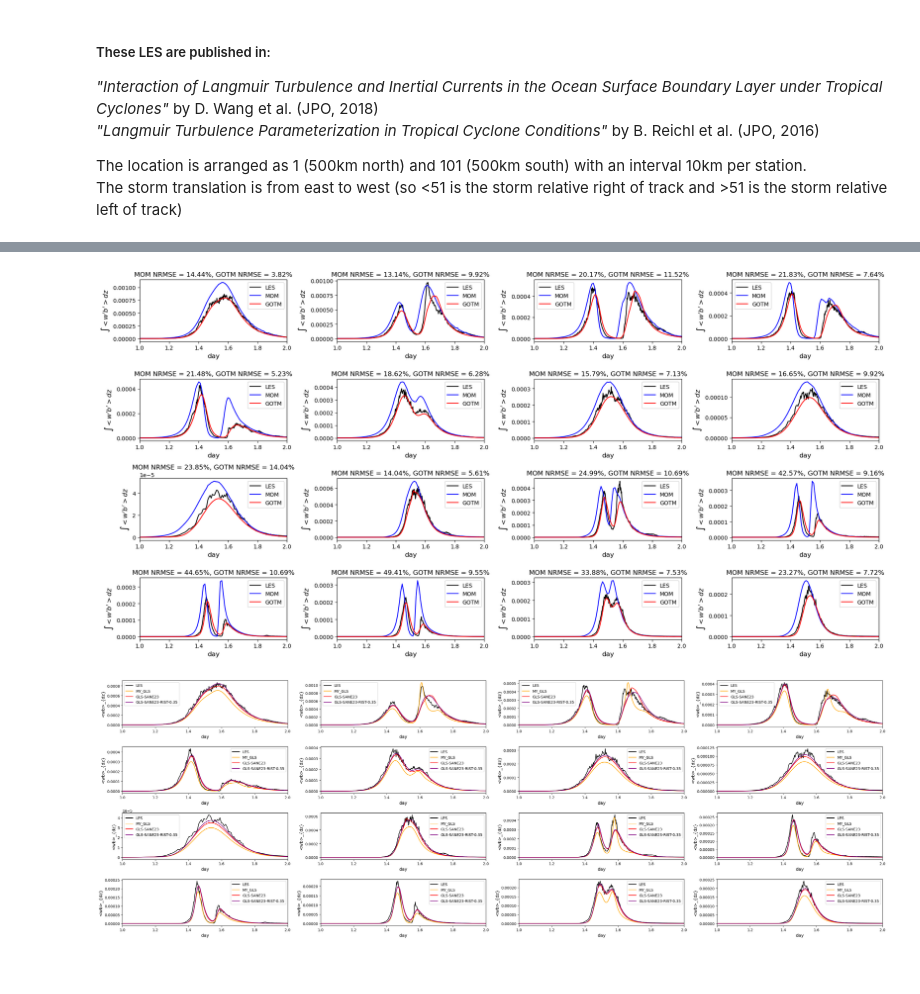
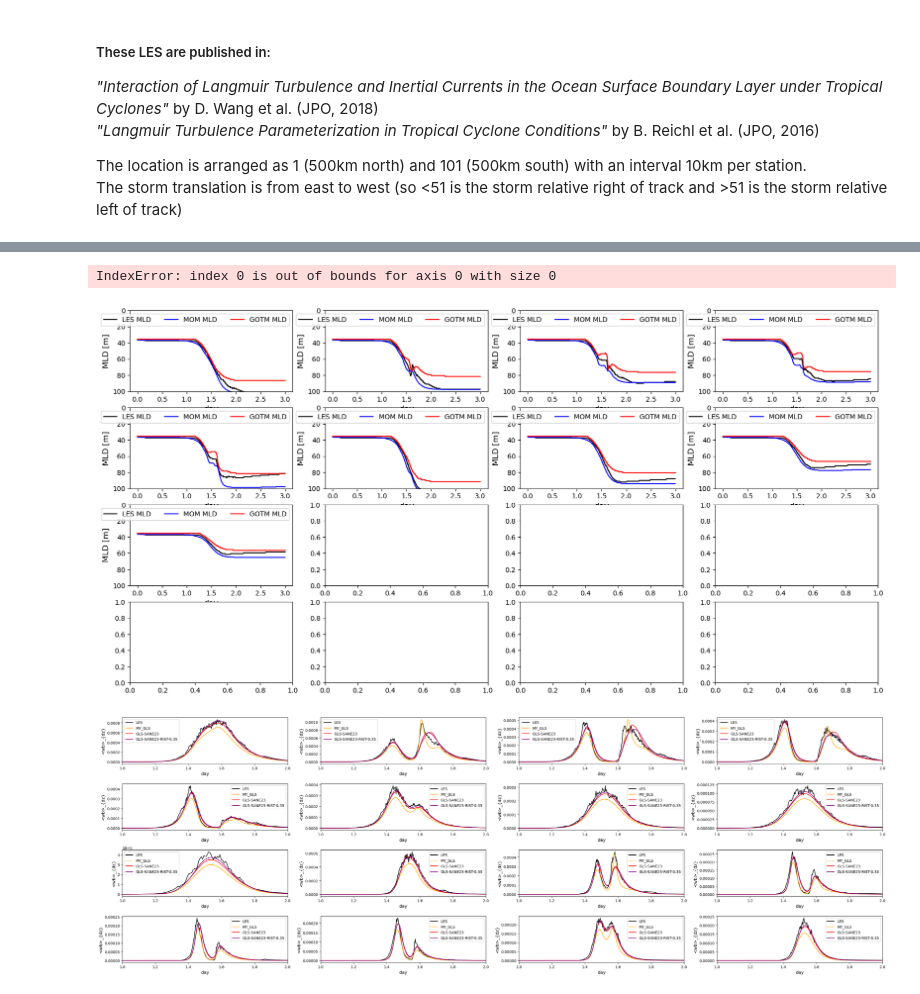
Before and after one commit to mrozowskamartaa/MOM6_SCM_Hurr, a Jupyter notebook: analysis/Compare_MOM_to_LES.ipynb, the cells around one changed output, grey strips where cells are left out. Cells and saved outputs as stored; diff of their text form; code cells hidden in the pictures; blank space fills up the shorter version.

Commit message:
added method for computing and plotting MLD but need a more robust method for identifying the right z-level for temp at 10m

```diff
--- a/analysis/Compare_MOM_to_LES.ipynb
+++ b/analysis/Compare_MOM_to_LES.ipynb
@@ -116,14 +120,18 @@ les_cases_dict = {
 
 # note that langmuir and no_langmuir are identical
 mom_cases_dict = {
-    'langmuir': {i: f'W65R50T{langmuir_cases_dict[i]['wind_mag']}/ocean.nc.{langmuir_cases_dict[i]['Y0']}.0E+04' for i in langmuir_cases_dict.keys()},
-    'no_langmuir': {i: f'W65R50T{no_langmuir_cases_dict[i]['wind_mag']}/ocean.nc.{no_langmuir_cases_dict[i]['Y0']}.0E+04' for i in no_langmuir_cases_dict.keys()},
+    'langmuir': {i: f'W65R50T{langmuir_cases_dict[i]['wind_mag']}/ocean.nc.{langmuir_cases_dict[i]['Y0']}.0E+04'
+                 for i in langmuir_cases_dict.keys()},
+    'no_langmuir': {i: f'W65R50T{no_langmuir_cases_dict[i]['wind_mag']}/ocean.nc.{no_langmuir_cases_dict[i]['Y0']}.0E+04'
+                    for i in no_langmuir_cases_dict.keys()},
 }
 
 # note that langmuir and no_langmuir are identical
-gotm_case_dict = {
-    'langmuir': {i: f'T{langmuir_cases_dict[i]['wind_mag']}L{str(langmuir_cases_dict[i]['loc']).zfill(3)}_no_langmuir' for i in langmuir_cases_dict.keys()},
-    'no_langmuir': {i: f'T{no_langmuir_cases_dict[i]['wind_mag']}L{str(no_langmuir_cases_dict[i]['loc']).zfill(3)}_no_langmuir' for i in no_langmuir_cases_dict.keys()}
+gotm_cases_dict = {
+    'langmuir': {i: f'T{langmuir_cases_dict[i]['wind_mag']}L{str(langmuir_cases_dict[i]['loc']).zfill(3)}_no_langmuir'
+                 for i in langmuir_cases_dict.keys()},
+    'no_langmuir': {i: f'T{no_langmuir_cases_dict[i]['wind_mag']}L{str(no_langmuir_cases_dict[i]['loc']).zfill(3)}_no_langmuir'
+                    for i in no_langmuir_cases_dict.keys()}
 }
 
 mom_exp_list = [
@@ -290,7 +349,7 @@ if not all_per_type:
                 ax.set_title(f"{plotter.label_list[i]}")
             fig.tight_layout()
 # %%
-compute_errors = True
+compute_errors = False
 
 if all_per_type:
 
@@ -298,63 +357,65 @@ if all_per_type:
 
     for index, ax in zip(case_index_list, axes.flatten()):
 
-        les_cases = [LESDataRetriever().retreive_data(
+        les_cases = [LESDataRetriever(
             case_name=les_cases_dict[type_][index],
             exp_name="",
             case_dir=LES_dirs
-        )]
+        ).retreive_data()]
 
-        mom_cases = [MOMDataRetriever().retreive_data(
+        mom_cases = [MOMDataRetriever(
             case_name=mom_cases_dict[type_][index],
             exp_name=mom_exp,
             case_dir=MOM_dirs
-        )]
+        ).retreive_data()]
 
-        gotm_cases = [GOTMDataRetriever().retreive_data(
-            case_name=gotm_case_dict[type_][index],
+        gotm_cases = [GOTMDataRetriever(
+            case_name=gotm_cases_dict[type_][index],
             exp_name=gotm_exp,
             case_dir=GOTM_dirs
-        )]
+        ).retreive_data()]
 
         plotter = Plotter(
             data_list=les_cases+mom_cases+gotm_cases,
-            color_list=['black', 'blue', 'red'],  # need to be set for each experiment where experiments are defined
+            color_list=['black', 'blue', 'red'],
+            # need to be set for each experiment where experiments are defined
             label_list=['LES', 'MOM', 'GOTM']
         )
 
-        plotter.plot_M(ax=ax)
+        plotter.plot_mld(ax=ax)
 
         if compute_errors:
 
-            method = "NRMSE"
+            method = "RMSE"
             variable = "M"
             mask = True
             threshold = 0.00001
 
-            gotm_error = 100 * interpolate_and_quantify_timeseries_difference(
+            gotm_error = interpolate_and_quantify_timeseries_difference(
                 sample_data_dict=gotm_cases[0],
                 target_data_dict=les_cases[0],
                 variable=variable,
                 mask=mask,
                 method=method,
                 threshold=threshold
             )
 
-            mom_error = 100 * interpolate_and_quantify_timeseries_difference(
+            mom_error = interpolate_and_quantify_timeseries_difference(
                 sample_data_dict=mom_cases[0],
                 target_data_dict=les_cases[0],
                 variable=variable,
                 mask=mask,
                 method=method,
                 threshold=threshold
             )
 
-            ax.set_title(f"MOM {method} = {mom_error:.2f}%, GOTM {method} = {gotm_error:.2f}%")
+            ax.set_title(f"MOM {method} = {mom_error:.6f}, GOTM {method} = {gotm_error:.6f}")
 
     fig.tight_layout()
-    fig.savefig(f'figures/M_all_{type_}_{gotm_exp}_{mom_exp}_with_NRMSE.png', dpi=300)
+    # fig.savefig(f'figures/M_all_{type_}_{gotm_exp}_{mom_exp}_with_{method}.png', dpi=300)
 # %% [output]
+IndexError: index 0 is out of bounds for axis 0 with size 0
-[figure, old version]
+[figure, new version]
 # %%
 if not all_per_type:
 
```
Also changed, not shown: parts of 27 cells of this notebook, 2 other files.
